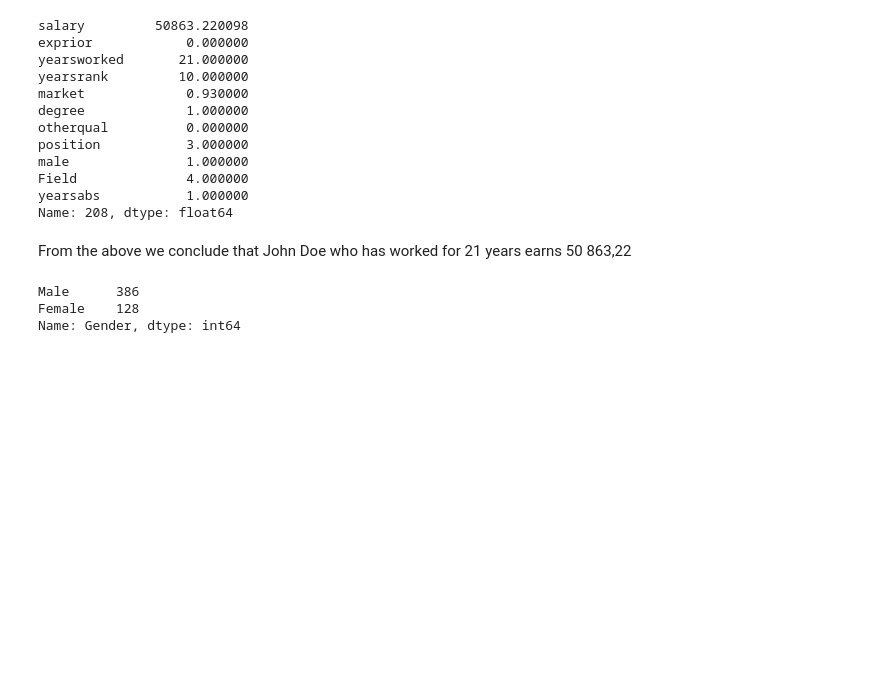
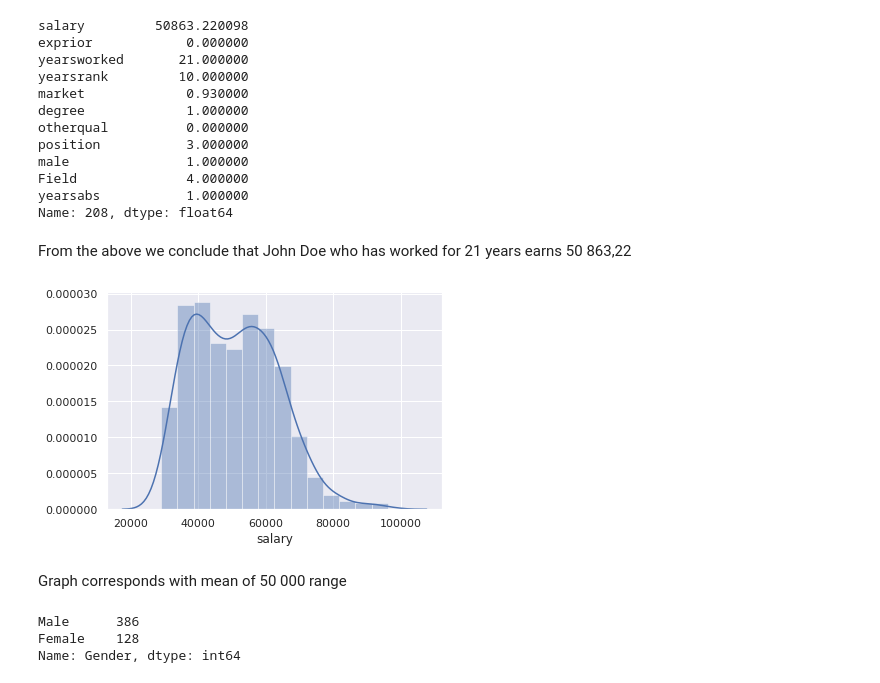
Before and after one commit to MphoKhotleng/Linear_Regression, a Jupyter notebook: linear_regression.ipynb, the cells around one changed output. Saved outputs shown, nothing was run; the diff lists cells and outputs as text; code cells hidden in the pictures; blank space fills up the shorter version.

```diff
--- a/linear_regression.ipynb
+++ b/linear_regression.ipynb
@@ -39,7 +39,7 @@ import statsmodels.api as sm
 from sklearn.metrics import mean_squared_error
 # %%
 #Create DataFrame
-sal = pd.read_csv('salary .csv')
+sal = pd.read_csv('data/salary .csv')
 
 #Inspect
 sal.info()
@@ -93,6 +93,14 @@ yearsabs           1.000000
 Name: 208, dtype: float64
 # %% [markdown]
 From the above we conclude that John Doe who has worked for 21 years earns 50 863,22
+# %%
+sns.set()
+sns.distplot(sal['salary'])
+plt.show()
+# %% [output]
+[figure, added]
+# %% [markdown]
+Graph corresponds with mean of 50 000 range
 # %%
 #Rename column name from Male to Gender
 sal.rename(columns={"male":"Gender"}, inplace=True)
```
Also changed, not shown: parts of 12 cells of this notebook.
